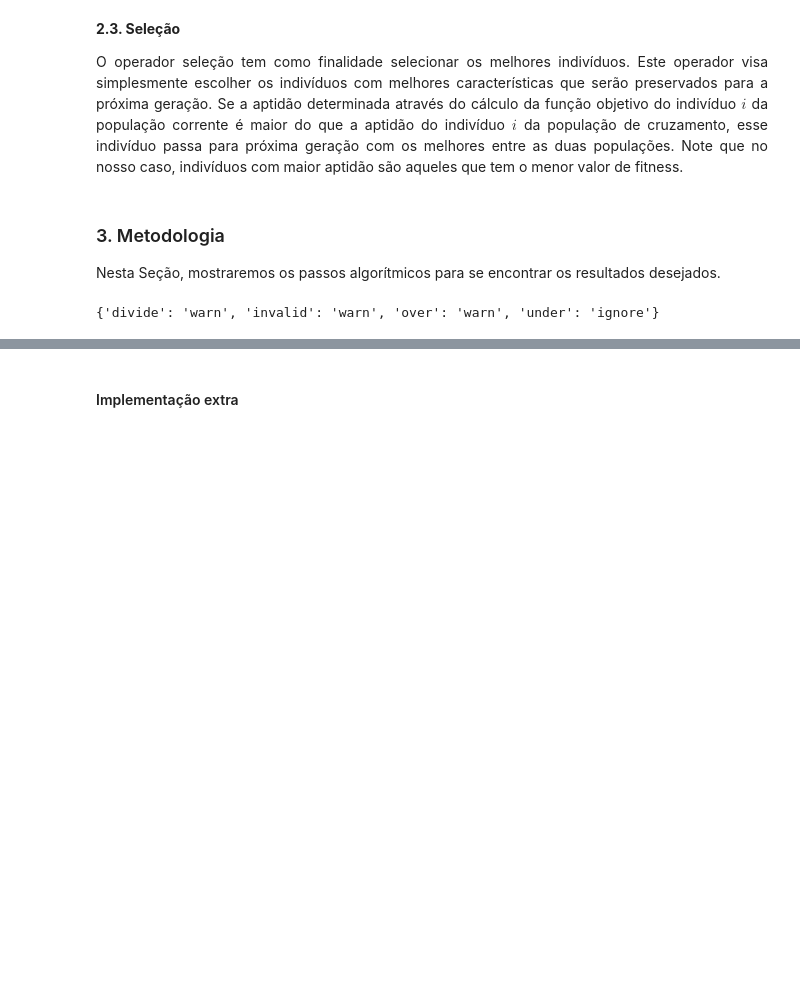
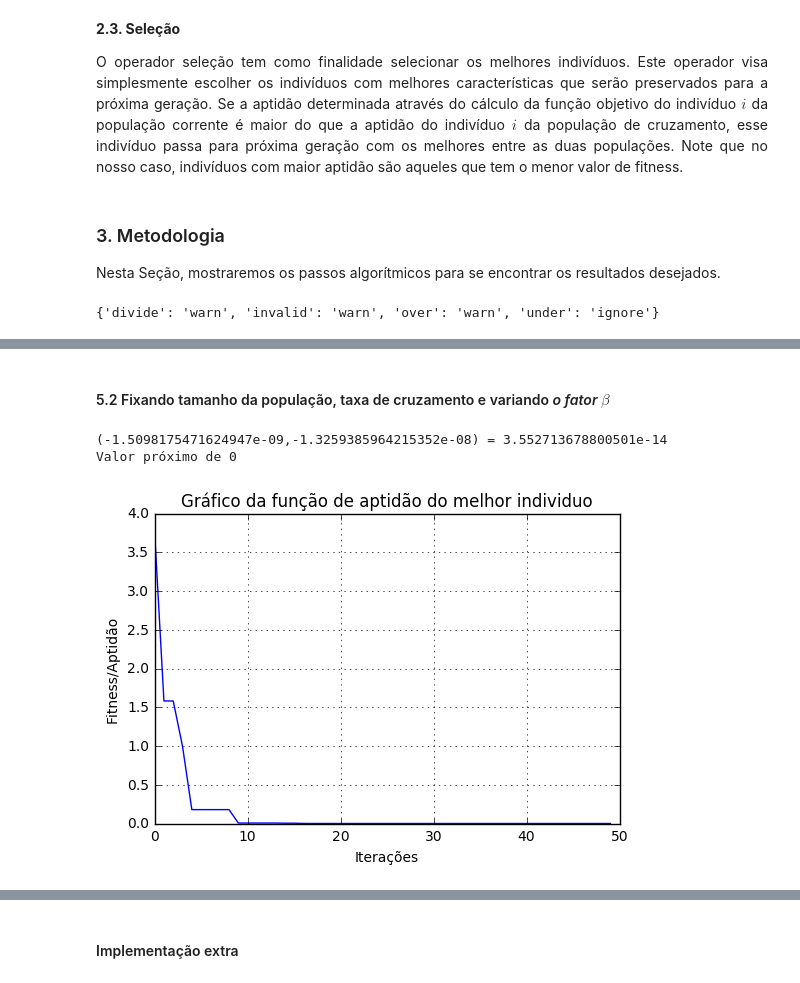
Before and after one commit to jvitorc17/topicosIA, a Jupyter notebook: evolucao-diferencial.ipynb, the cells around one changed output, grey strips where cells are left out. Saved outputs shown, nothing was run; the diff lists cells and outputs as text; code cells hidden in the pictures; blank space fills up the shorter version.

```diff
--- a/evolucao-diferencial.ipynb
+++ b/evolucao-diferencial.ipynb
@@ -217,0 +224,10 @@ plotar(resultado)
+# %% [markdown]
+#### 5.2 Fixando tamanho da população, taxa de cruzamento e variando <i>o fator $\beta$</i>
+# %%
+teste = ED(popsize=500,iterations=50, beta=0.2, Cr=0.5)
+plotParams = teste.runDE()
+plotar(plotParams)
+# %% [output]
+(-1.5098175471624947e-09,-1.3259385964215352e-08) = 3.552713678800501e-14
+Valor próximo de 0
+[figure, added]
```
Also changed, not shown: parts of 22 cells of this notebook.
